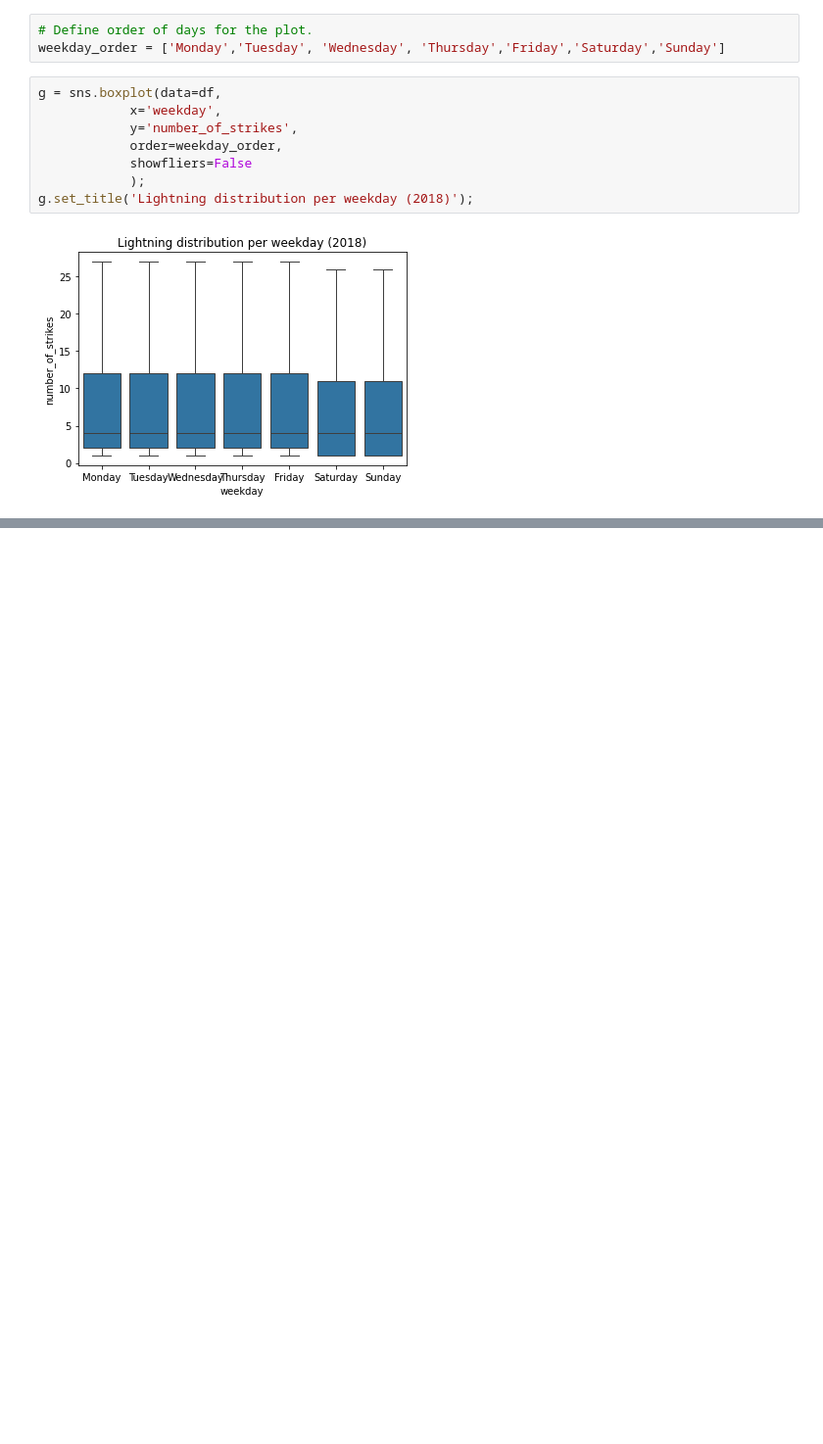
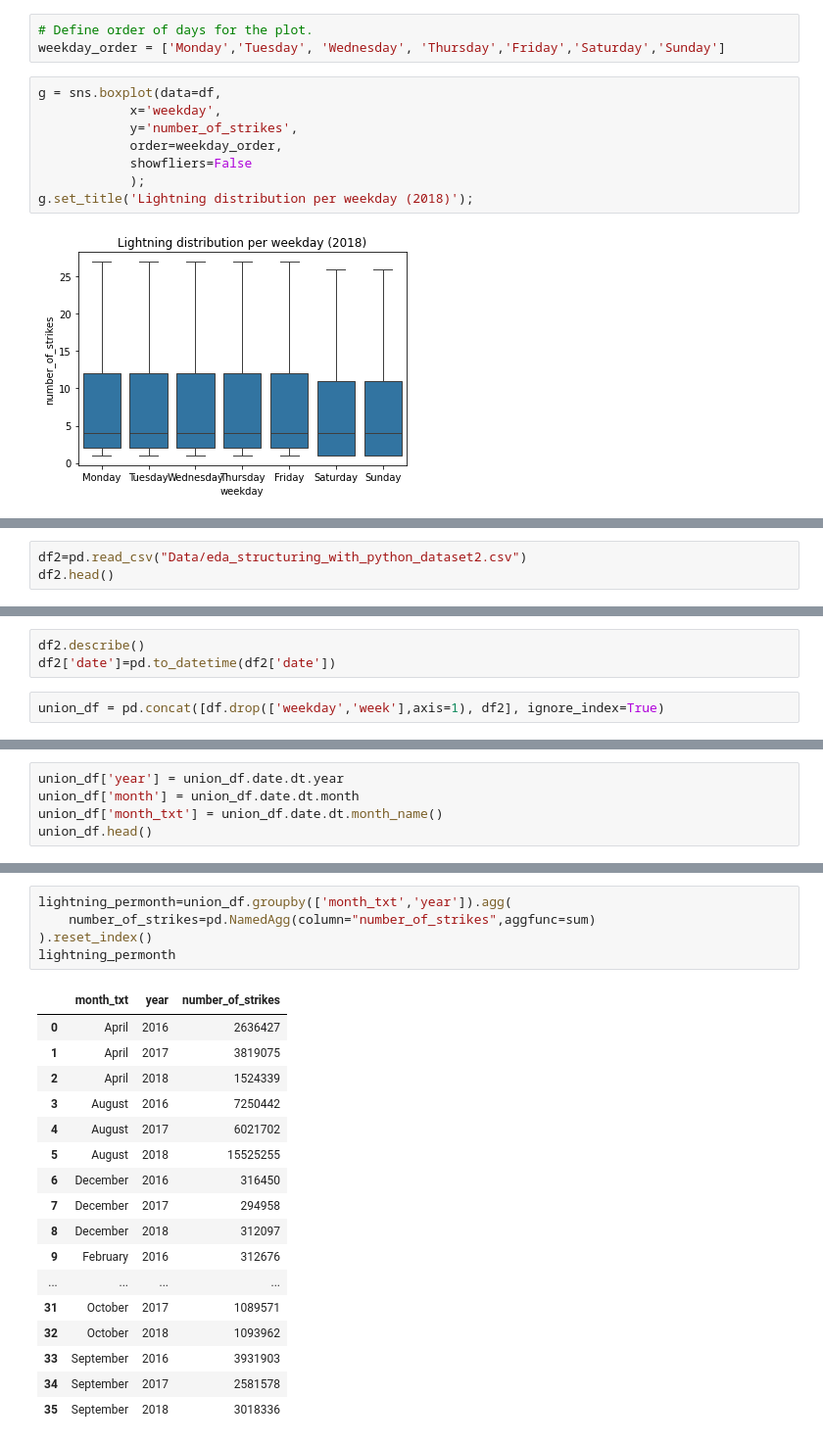
Before and after one commit to OTMounir/Google-Advanced-data-analytics-Program-Certificate, a Jupyter notebook: EDA (Exploratory Data Analysis)/4- EDA using basic function Python #4.ipynb, the cells around one changed output, grey strips where cells are left out. Shown: that part at 98% size. Saved outputs shown, nothing was run; the diff lists cells and outputs as text; blank space fills up the shorter version.

```diff
--- a/EDA (Exploratory Data Analysis)/4- EDA using basic function Python #4.ipynb
+++ b/EDA (Exploratory Data Analysis)/4- EDA using basic function Python #4.ipynb
@@ -186,0 +189,3 @@ g.set_title('Lightning distribution per weekday (2018)');
+# %%
+df2=pd.read_csv("Data/eda_structuring_with_python_dataset2.csv")
+df2.head()
@@ -186,0 +212,5 @@ g.set_title('Lightning distribution per weekday (2018)');
+# %%
+df2.describe()
+df2['date']=pd.to_datetime(df2['date'])
+# %%
+union_df = pd.concat([df.drop(['weekday','week'],axis=1), df2], ignore_index=True)
@@ -186,0 +226,5 @@ g.set_title('Lightning distribution per weekday (2018)');
+# %%
+union_df['year'] = union_df.date.dt.year
+union_df['month'] = union_df.date.dt.month
+union_df['month_txt'] = union_df.date.dt.month_name()
+union_df.head()
@@ -186,0 +247,23 @@ g.set_title('Lightning distribution per weekday (2018)');
+# %%
+lightning_permonth=union_df.groupby(['month_txt','year']).agg(
+    number_of_strikes=pd.NamedAgg(column="number_of_strikes",aggfunc=sum)
+).reset_index()
+lightning_permonth
+# %% [output]
+|  | month_txt | year | number_of_strikes |
+| 0 | April | 2016 | 2636427 |
+| 1 | April | 2017 | 3819075 |
+| 2 | April | 2018 | 1524339 |
+| 3 | August | 2016 | 7250442 |
+| 4 | August | 2017 | 6021702 |
+| 5 | August | 2018 | 15525255 |
+| 6 | December | 2016 | 316450 |
+| 7 | December | 2017 | 294958 |
+| 8 | December | 2018 | 312097 |
+| 9 | February | 2016 | 312676 |
+| ... | ... | ... | ... |
+| 31 | October | 2017 | 1089571 |
+| 32 | October | 2018 | 1093962 |
+| 33 | September | 2016 | 3931903 |
+| 34 | September | 2017 | 2581578 |
+| 35 | September | 2018 | 3018336 |
```
Also changed, not shown: parts of 11 cells of this notebook.
